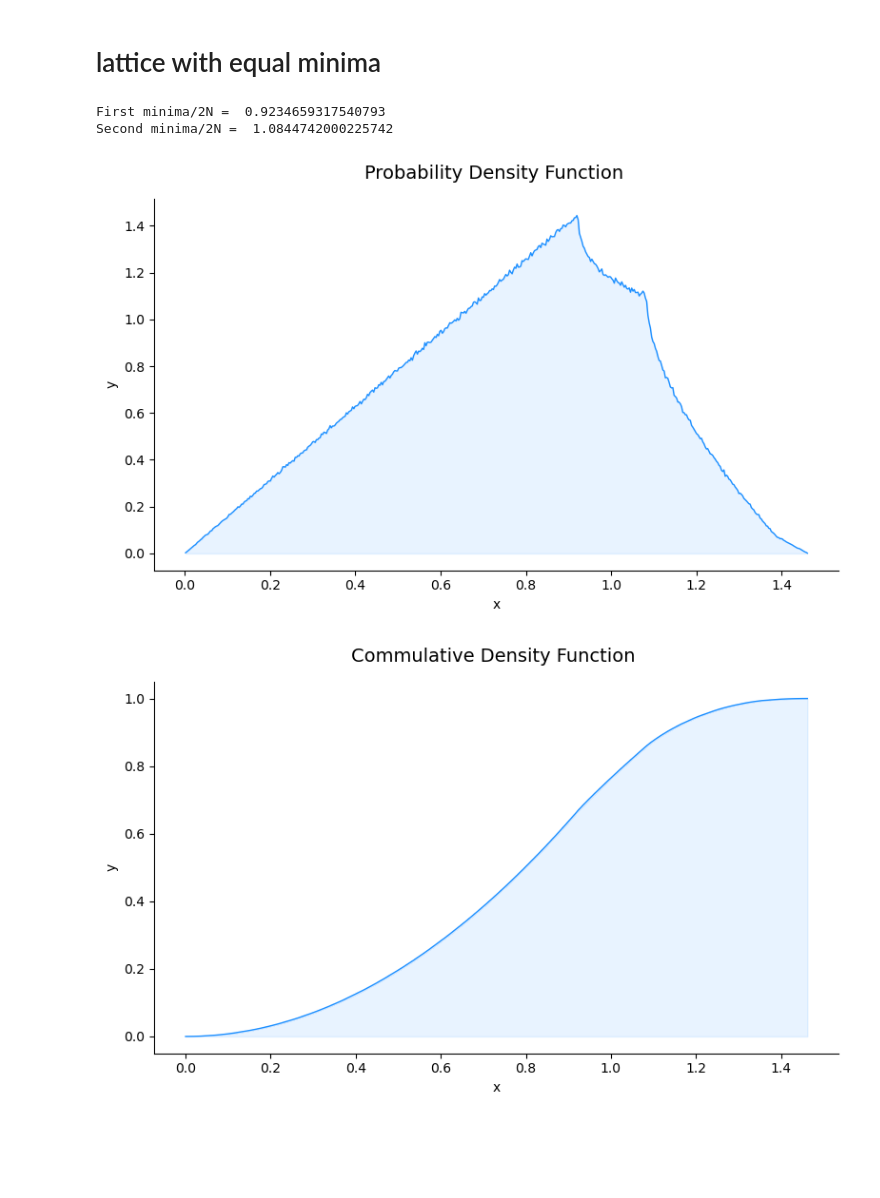
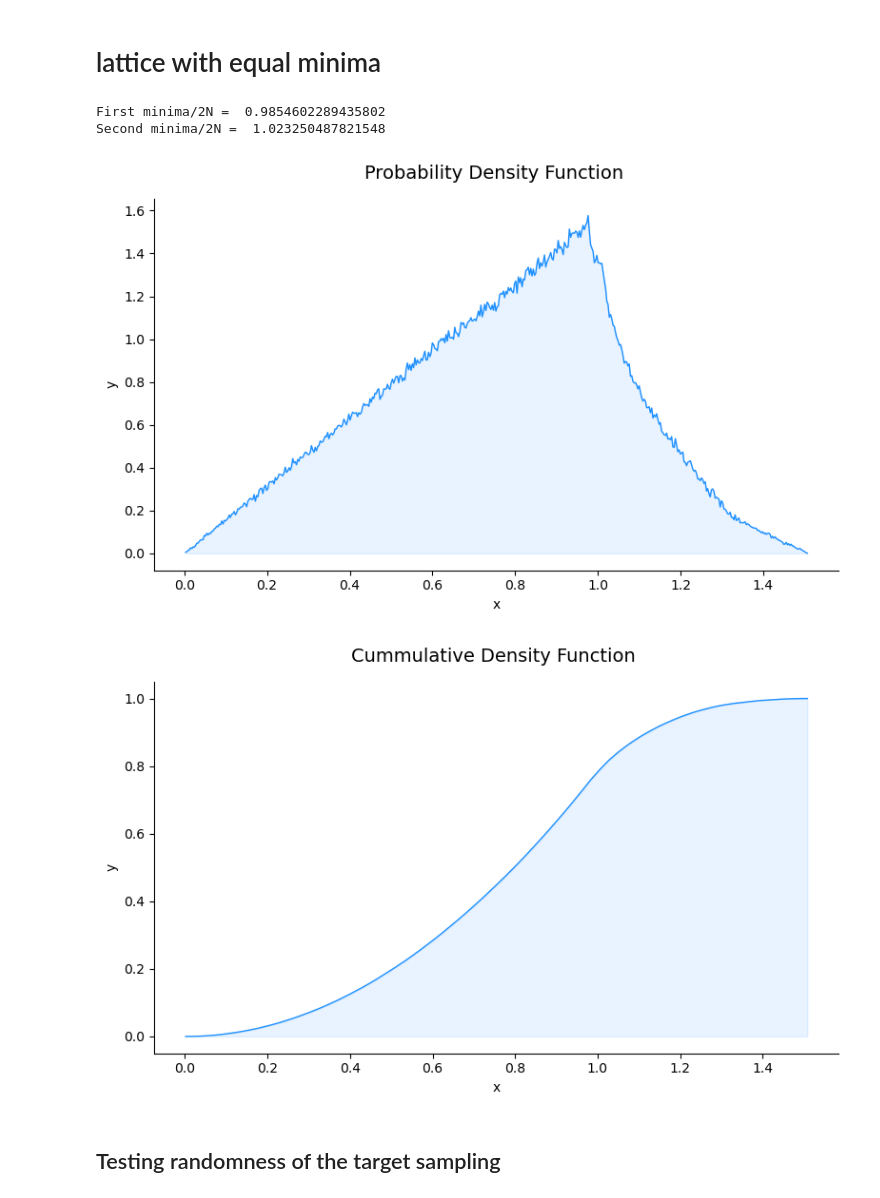
Before and after one commit to qlapoty/Qlapoty, a Jupyter notebook: sage-implementation/test_heuristics/test_minima_rank2.ipynb, the cells around one changed output. Cells and saved outputs as stored; diff of their text form; code cells hidden in the pictures; blank space fills up the shorter version.

```diff
--- a/sage-implementation/test_heuristics/test_minima_rank2.ipynb
+++ b/sage-implementation/test_heuristics/test_minima_rank2.ipynb
@@ -51,11 +53,11 @@ def sample_lattice(e, skewed):
         lambda_1 = Lambda_reduced.row(0).norm()
         lambda_2 = Lambda_reduced.row(1).norm()
 
-        if lambda_2 >= sqrt(8*N):
+        if lambda_1 <= sqrt(N/2):
             continue
 
         if skewed:
-            if float(lambda_1/sqrt(4*N)) >= 0.8:
+            if float(lambda_1/sqrt(4*N)) >= 0.6:
                 continue
         else:
             if float(lambda_1/sqrt(4*N)) <= 0.85:
@@ -68,8 +70,8 @@ def sample_lattice(e, skewed):
 
 def sample_minima(N, a, b, Lambda_reduced, Lambda_inv, Tar1, Tar2, sampling):
     list_minima = []
-    for _ in range(sampling):
-        c = randint(0, N)
+    for k in range(sampling):
+        c = randint(1, 4*N)
         c = ((c >> 1) << 1) + 1 #odd
         V1, V2 = (-c * Tar1) % (4*N), (-c * Tar2) % (4*N)
         assert((a*V1 + b*V2) % (4*N) == -c %(4*N))
@@ -127,10 +129,10 @@ plot_function(x_cdf, y_cdf, "Commulative Density Function ")
 # %%
 N_r,a_r,b_r, Lambda_reduced_r, Lambda_inv_r, Tar1_r, Tar2_r =  sample_lattice(128, False)
 # %% [output]
-First minima/2N =  0.9234659317540793
-Second minima/2N =  1.0844742000225742
+First minima/2N =  0.9854602289435802
+Second minima/2N =  1.023250487821548
 # %%
-list_minima_regular =sample_minima(N_r,a_r,b_r, Lambda_reduced_r, Lambda_inv_r, Tar1_r, Tar2_r, 10**7)
+list_minima_regular =sample_minima(N_r,a_r,b_r, Lambda_reduced_r, Lambda_inv_r, Tar1_r, Tar2_r, 10**6)
 list_minima_regular_sort = sorted(list_minima_regular)
 # %%
 #Compute its pdf
@@ -139,8 +141,10 @@ x_cdf_r, y_cdf_r = compute_empirical_cdf(list_minima_regular_sort)
 # %%
 plot_function(x_pdf_r, y_pdf_r, "Probability Density Function ")
 # %% [output]
-[figure, old version]
+[figure, new version]
 # %%
-plot_function(x_cdf_r, y_cdf_r, "Commulative Density Function ")
+plot_function(x_cdf_r, y_cdf_r, "Cummulative Density Function ")
 # %% [output]
-[figure, old version]
+[figure, new version]
+# %% [markdown]
+## Testing randomness of the target sampling
```
Also changed, not shown: parts of 12 cells of this notebook, 1 other file.
